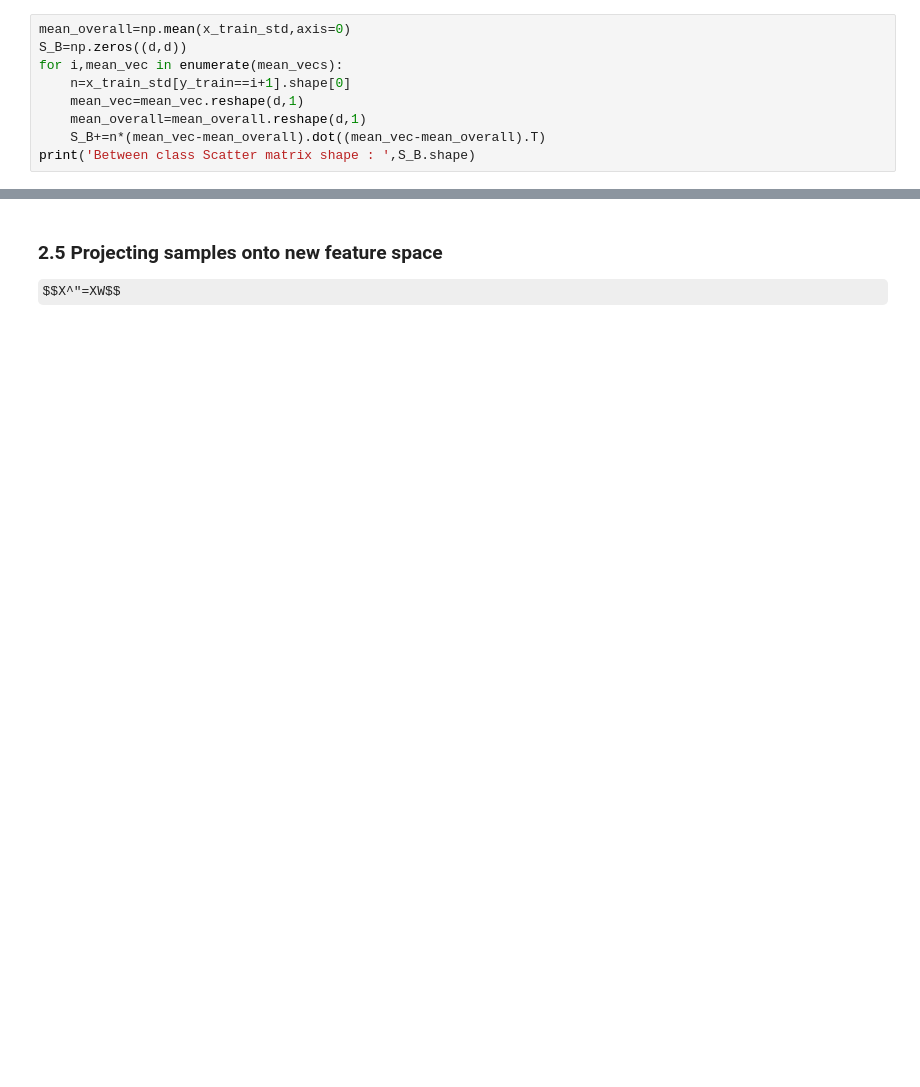
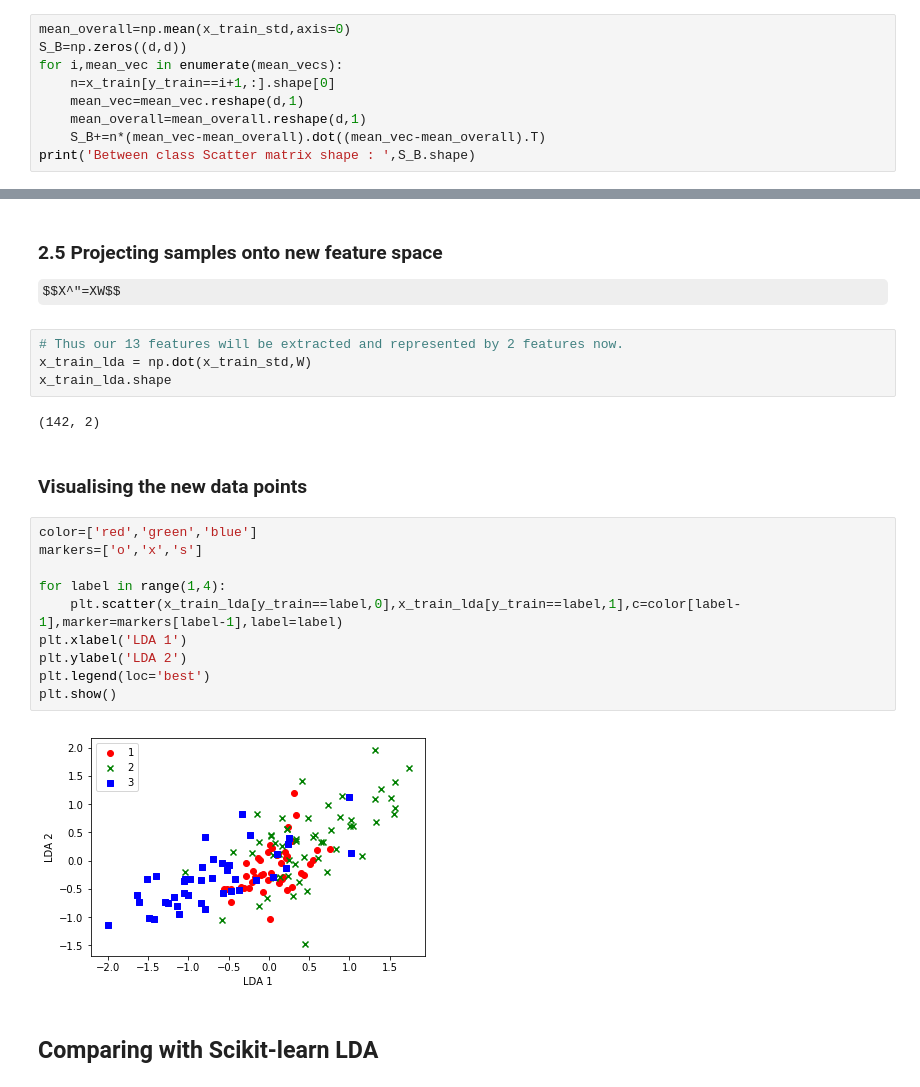
Before and after one commit to shriawesome/MachineLearning, a Jupyter notebook: Understanding Algorithms/LinearDiscriminantAnalysis/LDA_winedataset.ipynb, the cells around one changed output, grey strips where cells are left out. Drawn from its saved outputs; the diff is of its cells as text; some formulas as TeX source; blank space fills up the shorter version.

Commit message:
Implementing LDA and comparing with scikit-learn LDA

```diff
--- a/Understanding Algorithms/LinearDiscriminantAnalysis/LDA_winedataset.ipynb
+++ b/Understanding Algorithms/LinearDiscriminantAnalysis/LDA_winedataset.ipynb
@@ -138,7 +137,7 @@ where, m = mean of the entire dataset and $m_i$ is the mean of the class label i
 mean_overall=np.mean(x_train_std,axis=0)
 S_B=np.zeros((d,d))
 for i,mean_vec in enumerate(mean_vecs):
-    n=x_train_std[y_train==i+1].shape[0]
+    n=x_train[y_train==i+1,:].shape[0]
     mean_vec=mean_vec.reshape(d,1)
     mean_overall=mean_overall.reshape(d,1)
     S_B+=n*(mean_vec-mean_overall).dot((mean_vec-mean_overall).T)
@@ -216,3 +215,25 @@ Matrix W :  [[-0.24153337 -0.12924145]
 # %% [markdown]
 ### 2.5 Projecting samples onto new feature space
 $$X^"=XW$$
+# %%
+# Thus our 13 features will be extracted and represented by 2 features now.
+x_train_lda = np.dot(x_train_std,W)
+x_train_lda.shape
+# %% [output]
+(142, 2)
+# %% [markdown]
+### Visualising the new data points
+# %%
+color=['red','green','blue']
+markers=['o','x','s']
+
+for label in range(1,4):
+    plt.scatter(x_train_lda[y_train==label,0],x_train_lda[y_train==label,1],c=color[label-1],marker=markers[label-1],label=label)
+plt.xlabel('LDA 1')
+plt.ylabel('LDA 2')
+plt.legend(loc='best')
+plt.show()
+# %% [output]
+[figure, added]
+# %% [markdown]
+## Comparing with Scikit-learn LDA
```
Also changed, not shown: parts of 7 cells of this notebook.
